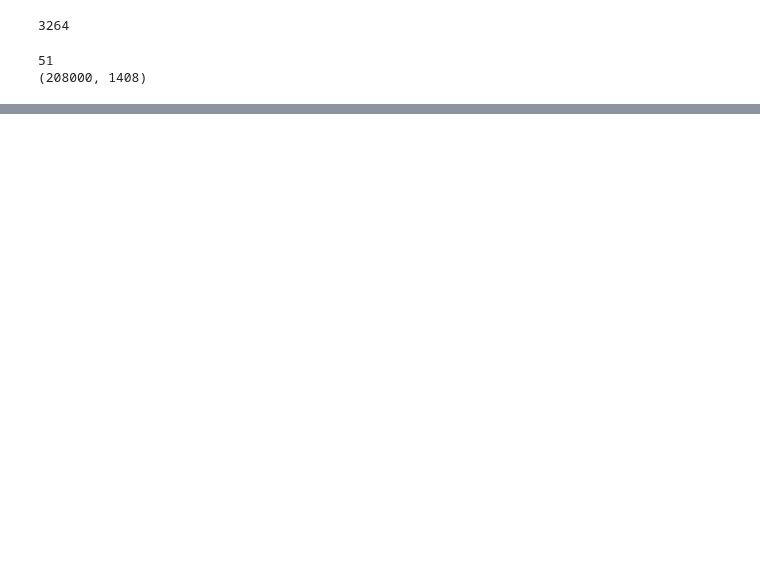
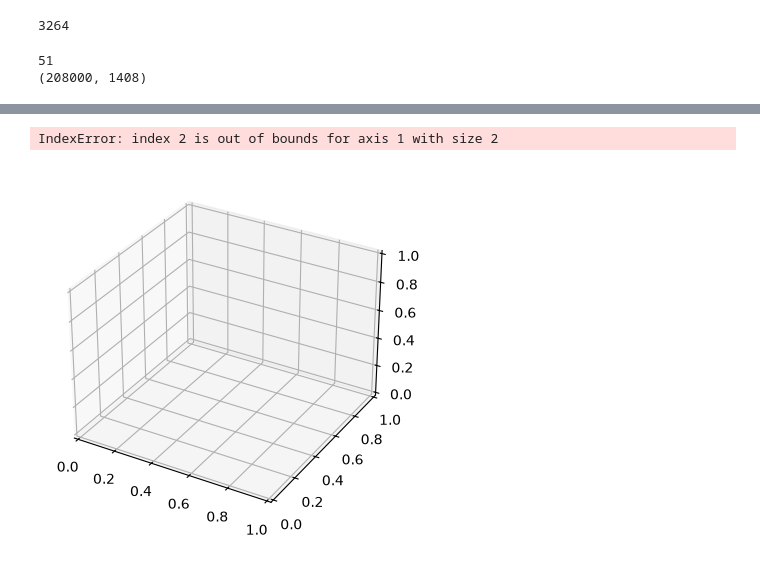
Before and after one commit to Sea-Meets-the-Stars/DBOF_Representation_Learning, a Jupyter notebook: notebooks/NEMI.ipynb, the cells around one changed output, grey strips where cells are left out. Saved outputs shown, nothing was run; the diff lists cells and outputs as text; code cells hidden in the pictures; blank space fills up the shorter version.

```diff
--- a/notebooks/NEMI.ipynb
+++ b/notebooks/NEMI.ipynb
@@ -76,3 +147,9 @@ embedding.shape
+# %%
+# color every member's embedding by the shared consensus
+vis.vis_dim_redux_list(d["embeddings"], labels=d["clusters"], dims=3)
+# %% [output]
+IndexError: index 2 is out of bounds for axis 1 with size 2
+[figure, added]
 # %%
 import matplotlib.pyplot as plt
 def vis_dim_redux(X_d, labels=None, class_subset=None, label_title="class", dims=2, alpha=0.5):
```
Also changed, not shown: parts of 8 cells of this notebook.
